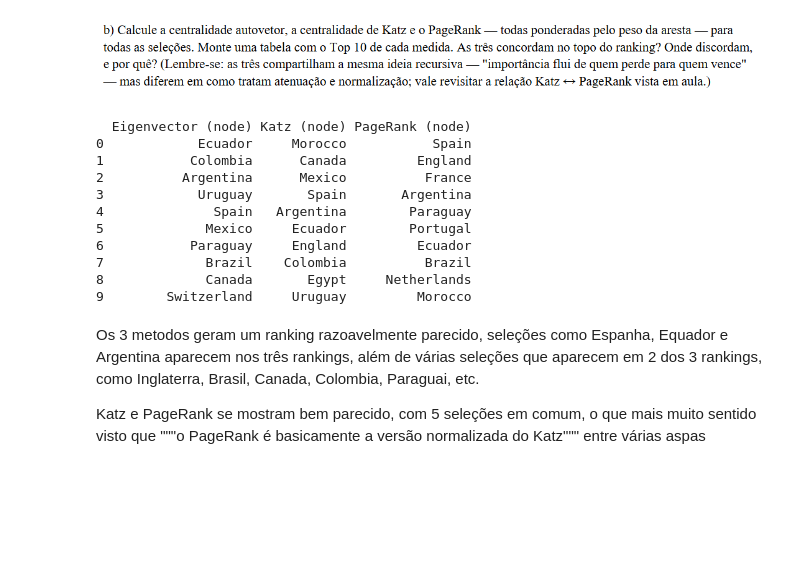
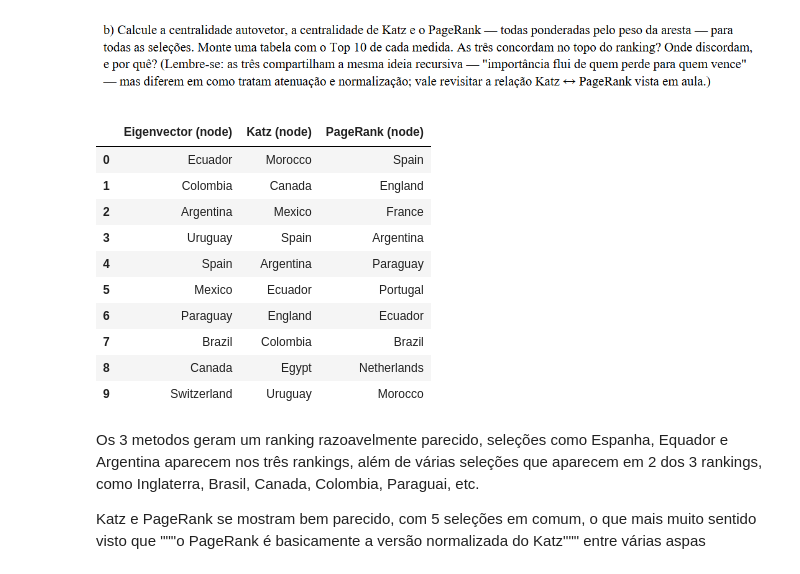
Before and after one commit to SamuelBoldrini/T1_Ciencia_de_Redes, a Jupyter notebook: question4.ipynb, the cells around one changed output. Saved outputs shown, nothing was run; the diff lists cells and outputs as text; code cells hidden in the pictures; blank space fills up the shorter version.

```diff
--- a/question4.ipynb
+++ b/question4.ipynb
@@ -61,20 +61,20 @@ top10_table = pd.DataFrame({
 })
 
 pd.set_option("display.width", 200)
-
-print(top10_table)
-# %% [output]
-  Eigenvector (node) Katz (node) PageRank (node)
-0            Ecuador     Morocco           Spain
-1           Colombia      Canada         England
-2          Argentina      Mexico          France
-3            Uruguay       Spain       Argentina
-4              Spain   Argentina        Paraguay
-5             Mexico     Ecuador        Portugal
-6           Paraguay     England         Ecuador
-7             Brazil    Colombia          Brazil
-8             Canada       Egypt     Netherlands
-9        Switzerland     Uruguay         Morocco
+# %%
+top10_table
+# %% [output]
+|  | Eigenvector (node) | Katz (node) | PageRank (node) |
+| 0 | Ecuador | Morocco | Spain |
+| 1 | Colombia | Canada | England |
+| 2 | Argentina | Mexico | France |
+| 3 | Uruguay | Spain | Argentina |
+| 4 | Spain | Argentina | Paraguay |
+| 5 | Mexico | Ecuador | Portugal |
+| 6 | Paraguay | England | Ecuador |
+| 7 | Brazil | Colombia | Brazil |
+| 8 | Canada | Egypt | Netherlands |
+| 9 | Switzerland | Uruguay | Morocco |
 # %% [markdown]
 Os 3 metodos geram um ranking razoavelmente parecido, seleções como Espanha, Equador e Argentina aparecem nos três rankings, além de várias seleções que aparecem em 2 dos 3 rankings, como Inglaterra, Brasil, Canada, Colombia, Paraguai, etc.
 
```
Also changed, not shown: parts of 8 cells of this notebook, 1 other file.
